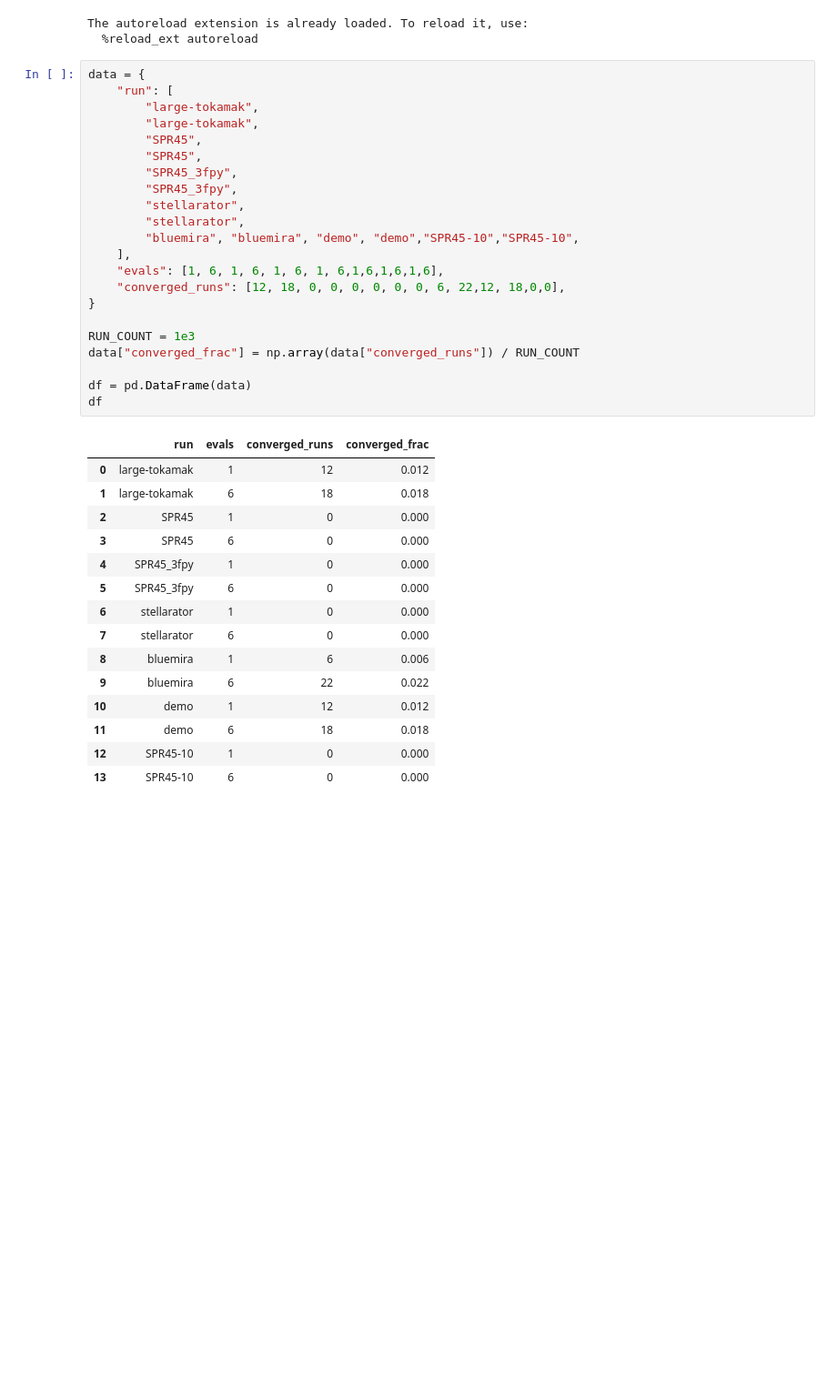
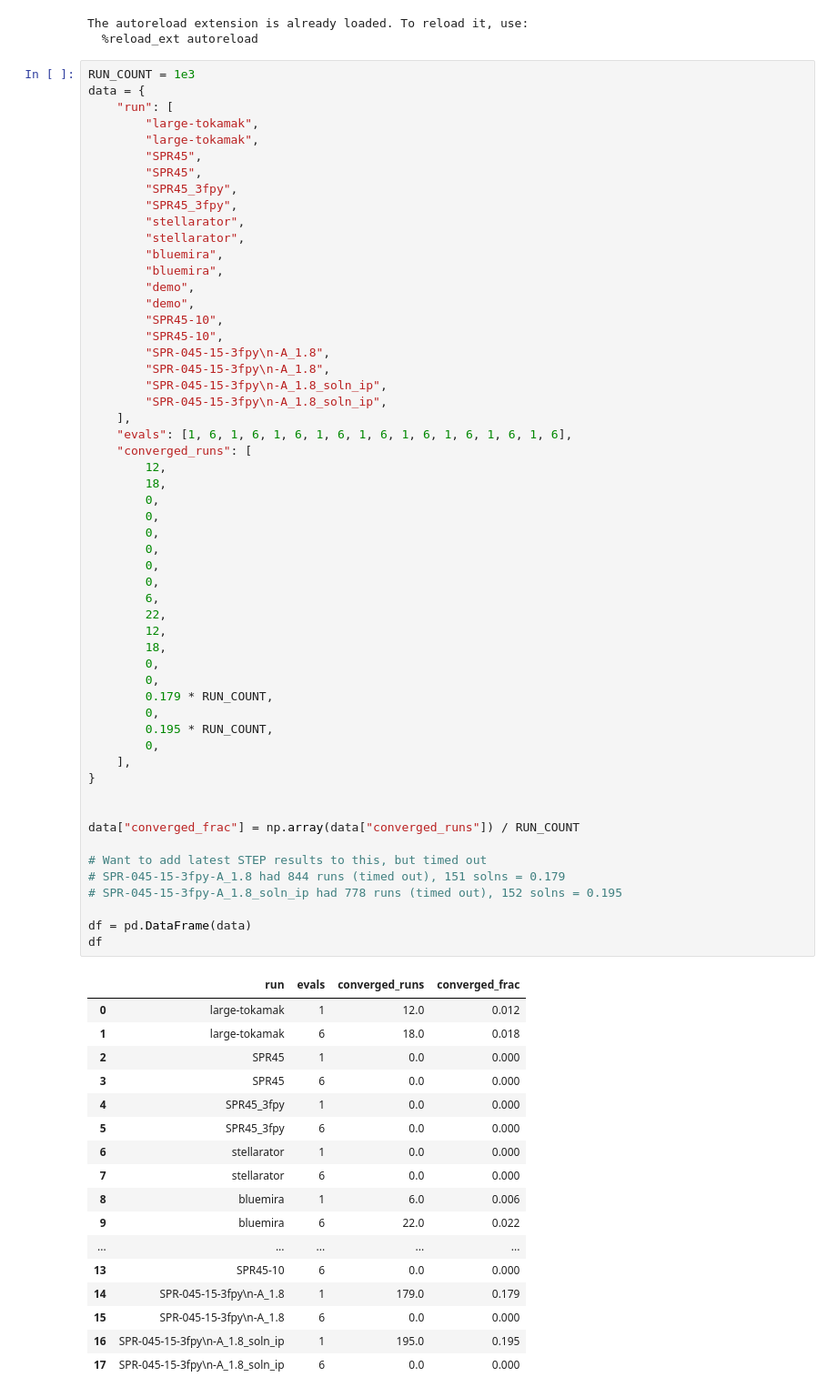
Before and after one commit to jonmaddock/notebooks, a Jupyter notebook: process_multiple_evaluations_convergence/multi_evals_convergence.ipynb, the cells around one changed output. Shown at 91% size. Drawn from its saved outputs; the diff is of its cells as text; blank space fills up the shorter version.

```diff
--- a/process_multiple_evaluations_convergence/multi_evals_convergence.ipynb
+++ b/process_multiple_evaluations_convergence/multi_evals_convergence.ipynb
@@ -15,42 +15,77 @@ from matplotlib import pyplot as plt
 The autoreload extension is already loaded. To reload it, use:
   %reload_ext autoreload
 # %%
+RUN_COUNT = 1e3
 data = {
     "run": [
         "large-tokamak",
         "large-tokamak",
         "SPR45",
         "SPR45",
         "SPR45_3fpy",
         "SPR45_3fpy",
         "stellarator",
         "stellarator",
-        "bluemira", "bluemira", "demo", "demo","SPR45-10","SPR45-10",
+        "bluemira",
+        "bluemira",
+        "demo",
+        "demo",
+        "SPR45-10",
+        "SPR45-10",
+        "SPR-045-15-3fpy\n-A_1.8",
+        "SPR-045-15-3fpy\n-A_1.8",
+        "SPR-045-15-3fpy\n-A_1.8_soln_ip",
+        "SPR-045-15-3fpy\n-A_1.8_soln_ip",
     ],
-    "evals": [1, 6, 1, 6, 1, 6, 1, 6,1,6,1,6,1,6],
-    "converged_runs": [12, 18, 0, 0, 0, 0, 0, 0, 6, 22,12, 18,0,0],
+    "evals": [1, 6, 1, 6, 1, 6, 1, 6, 1, 6, 1, 6, 1, 6, 1, 6, 1, 6],
+    "converged_runs": [
+        12,
+        18,
+        0,
+        0,
+        0,
+        0,
+        0,
+        0,
+        6,
+        22,
+        12,
+        18,
+        0,
+        0,
+        0.179 * RUN_COUNT,
+        0,
+        0.195 * RUN_COUNT,
+        0,
+    ],
 }
 
-RUN_COUNT = 1e3
+
 data["converged_frac"] = np.array(data["converged_runs"]) / RUN_COUNT
+
+# Want to add latest STEP results to this, but timed out
+# SPR-045-15-3fpy-A_1.8 had 844 runs (timed out), 151 solns = 0.179
+# SPR-045-15-3fpy-A_1.8_soln_ip had 778 runs (timed out), 152 solns = 0.195
 
 df = pd.DataFrame(data)
 df
 # %% [output]
 |  | run | evals | converged_runs | converged_frac |
-| 0 | large-tokamak | 1 | 12 | 0.012 |
-| 1 | large-tokamak | 6 | 18 | 0.018 |
-| 2 | SPR45 | 1 | 0 | 0.000 |
-| 3 | SPR45 | 6 | 0 | 0.000 |
-| 4 | SPR45_3fpy | 1 | 0 | 0.000 |
-| 5 | SPR45_3fpy | 6 | 0 | 0.000 |
-| 6 | stellarator | 1 | 0 | 0.000 |
-| 7 | stellarator | 6 | 0 | 0.000 |
-| 8 | bluemira | 1 | 6 | 0.006 |
-| 9 | bluemira | 6 | 22 | 0.022 |
-| 10 | demo | 1 | 12 | 0.012 |
-| 11 | demo | 6 | 18 | 0.018 |
-| 12 | SPR45-10 | 1 | 0 | 0.000 |
-| 13 | SPR45-10 | 6 | 0 | 0.000 |
+| 0 | large-tokamak | 1 | 12.0 | 0.012 |
+| 1 | large-tokamak | 6 | 18.0 | 0.018 |
+| 2 | SPR45 | 1 | 0.0 | 0.000 |
+| 3 | SPR45 | 6 | 0.0 | 0.000 |
+| 4 | SPR45_3fpy | 1 | 0.0 | 0.000 |
+| 5 | SPR45_3fpy | 6 | 0.0 | 0.000 |
+| 6 | stellarator | 1 | 0.0 | 0.000 |
+| 7 | stellarator | 6 | 0.0 | 0.000 |
+| 8 | bluemira | 1 | 6.0 | 0.006 |
+| 9 | bluemira | 6 | 22.0 | 0.022 |
+| ... | ... | ... | ... | ... |
+| 13 | SPR45-10 | 6 | 0.0 | 0.000 |
+| 14 | SPR-045-15-3fpy\n-A_1.8 | 1 | 179.0 | 0.179 |
+| 15 | SPR-045-15-3fpy\n-A_1.8 | 6 | 0.0 | 0.000 |
+| 16 | SPR-045-15-3fpy\n-A_1.8_soln_ip | 1 | 195.0 | 0.195 |
+| 17 | SPR-045-15-3fpy\n-A_1.8_soln_ip | 6 | 0.0 | 0.000 |
 # %%
 fig, ax = plt.subplots()
```
Also changed, not shown: parts of 1 cell of this notebook.
